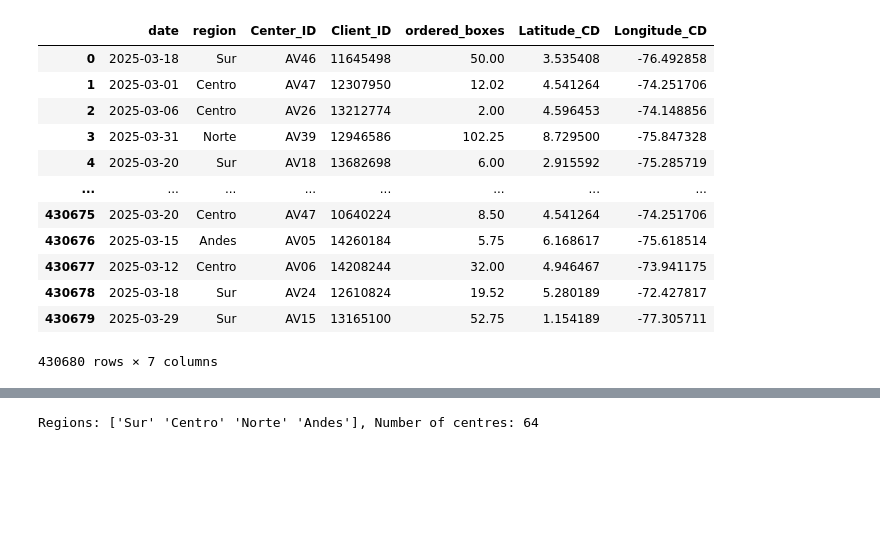
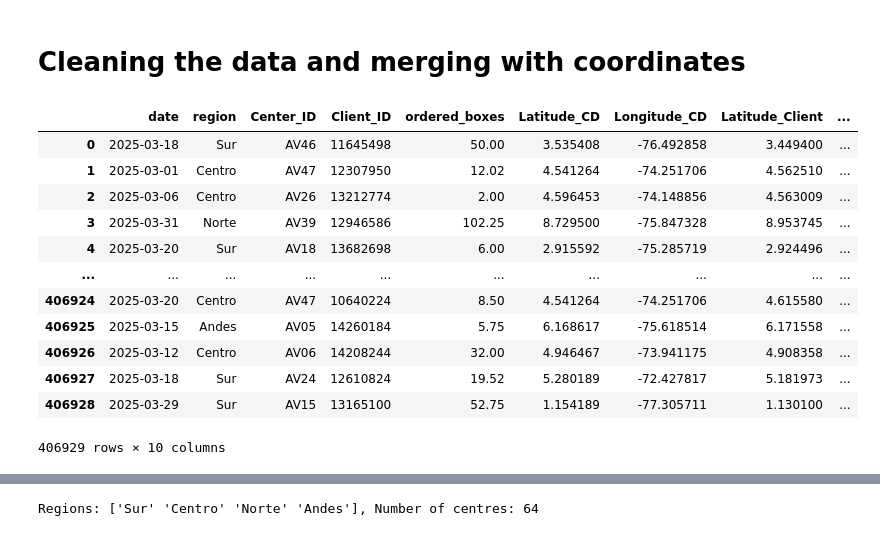
Before and after one commit to Amelie-Mad/logistics, a Jupyter notebook: exploration.ipynb, the cells around one changed output, grey strips where cells are left out. Cells and saved outputs as stored; diff of their text form; code cells hidden in the pictures; blank space fills up the shorter version.

```diff
--- a/exploration.ipynb
+++ b/exploration.ipynb
@@ -19,6 +6,16 @@ from itertools import product
+# %% [markdown]
+# Cleaning the data and merging with coordinates
 # %%
+# Merging the two files
+data1 = pd.read_excel('Clientes Colombia Marzo 2.xlsx')
+data2 = pd.read_excel('Clientes Colombia Marzo 3 (1).xlsx')
+
+df = pd.concat([data1, data2], ignore_index=True)
+# I removed the intermediary step where we turn this into a csv to remove clutter
+# df.to_csv('columbia_full.csv', index=False)
+
 # Opening demand file
-df = pd.read_csv('columbia_full.csv')
+# df = pd.read_csv('columbia_full.csv')
 df.rename(columns={'FechaPlanInicioTransporte':'date', 'RegionalDistribucion': 'region','IDCentro':'Center_ID','CodigoCliente':'Client_ID'}, inplace=True)
 df.drop(columns = ['Plan_Vol','plan_boxes','DocumentoTransporte','Ordered_vol'], inplace=True)
 
@@ -41,19 +38,25 @@ df = df.merge(coordinates_clients, how='inner', left_on=['Client_ID','Center_ID'
 # Translating boxes into hL
 df['ordered_volume'] = df['ordered_boxes'] * 0.0756
 
+# In case needed to have date in datetime format
+df['date'] = pd.to_datetime(df['date'])
+
 # Saving the final dataframe
 df.to_csv('columbia_full_coordinates.csv', index=False)
-# %% [output]
-|  | date | region | Center_ID | Client_ID | ordered_boxes | Latitude_CD | Longitude_CD |
-| 0 | 2025-03-18 | Sur | AV46 | 11645498 | 50.00 | 3.535408 | -76.492858 |
-| 1 | 2025-03-01 | Centro | AV47 | 12307950 | 12.02 | 4.541264 | -74.251706 |
-| 2 | 2025-03-06 | Centro | AV26 | 13212774 | 2.00 | 4.596453 | -74.148856 |
-| 3 | 2025-03-31 | Norte | AV39 | 12946586 | 102.25 | 8.729500 | -75.847328 |
-| 4 | 2025-03-20 | Sur | AV18 | 13682698 | 6.00 | 2.915592 | -75.285719 |
-| ... | ... | ... | ... | ... | ... | ... | ... |
-| 430675 | 2025-03-20 | Centro | AV47 | 10640224 | 8.50 | 4.541264 | -74.251706 |
-| 430676 | 2025-03-15 | Andes | AV05 | 14260184 | 5.75 | 6.168617 | -75.618514 |
-| 430677 | 2025-03-12 | Centro | AV06 | 14208244 | 32.00 | 4.946467 | -73.941175 |
-| 430678 | 2025-03-18 | Sur | AV24 | 12610824 | 19.52 | 5.280189 | -72.427817 |
-| 430679 | 2025-03-29 | Sur | AV15 | 13165100 | 52.75 | 1.154189 | -77.305711 |
-430680 rows × 7 columns
+# %%
+df = pd.read_csv('columbia_full_coordinates.csv')
+df
+# %% [output]
+|  | date | region | Center_ID | Client_ID | ordered_boxes | Latitude_CD | Longitude_CD | Latitude_Client | ... |
+| 0 | 2025-03-18 | Sur | AV46 | 11645498 | 50.00 | 3.535408 | -76.492858 | 3.449400 | ... |
+| 1 | 2025-03-01 | Centro | AV47 | 12307950 | 12.02 | 4.541264 | -74.251706 | 4.562510 | ... |
+| 2 | 2025-03-06 | Centro | AV26 | 13212774 | 2.00 | 4.596453 | -74.148856 | 4.563009 | ... |
+| 3 | 2025-03-31 | Norte | AV39 | 12946586 | 102.25 | 8.729500 | -75.847328 | 8.953745 | ... |
+| 4 | 2025-03-20 | Sur | AV18 | 13682698 | 6.00 | 2.915592 | -75.285719 | 2.924496 | ... |
+| ... | ... | ... | ... | ... | ... | ... | ... | ... | ... |
+| 406924 | 2025-03-20 | Centro | AV47 | 10640224 | 8.50 | 4.541264 | -74.251706 | 4.615580 | ... |
+| 406925 | 2025-03-15 | Andes | AV05 | 14260184 | 5.75 | 6.168617 | -75.618514 | 6.171558 | ... |
+| 406926 | 2025-03-12 | Centro | AV06 | 14208244 | 32.00 | 4.946467 | -73.941175 | 4.908358 | ... |
+| 406927 | 2025-03-18 | Sur | AV24 | 12610824 | 19.52 | 5.280189 | -72.427817 | 5.181973 | ... |
+| 406928 | 2025-03-29 | Sur | AV15 | 13165100 | 52.75 | 1.154189 | -77.305711 | 1.130100 | ... |
+406929 rows × 10 columns
```
Also changed, not shown: parts of 7 cells of this notebook.
